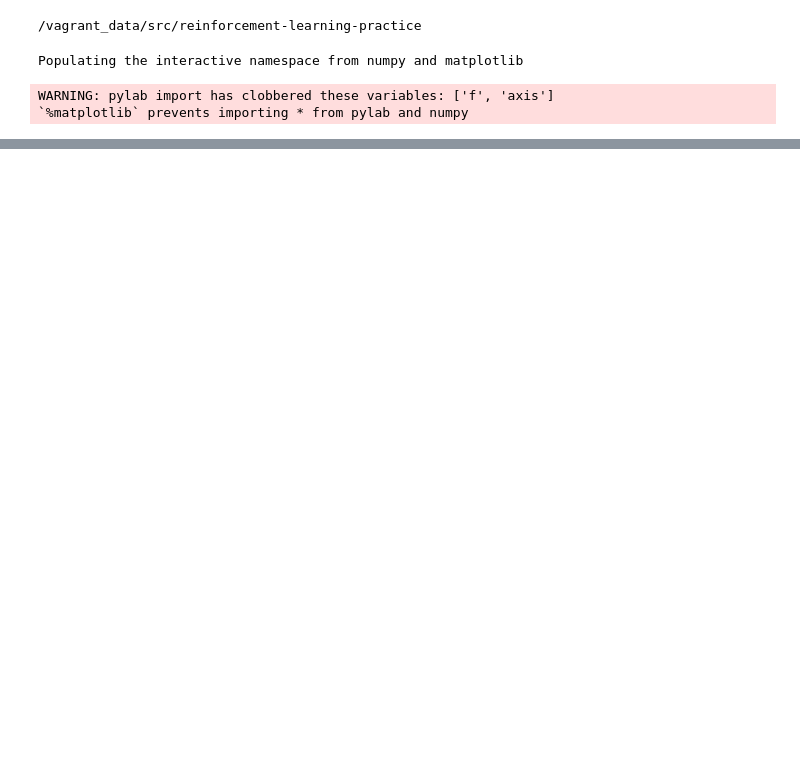
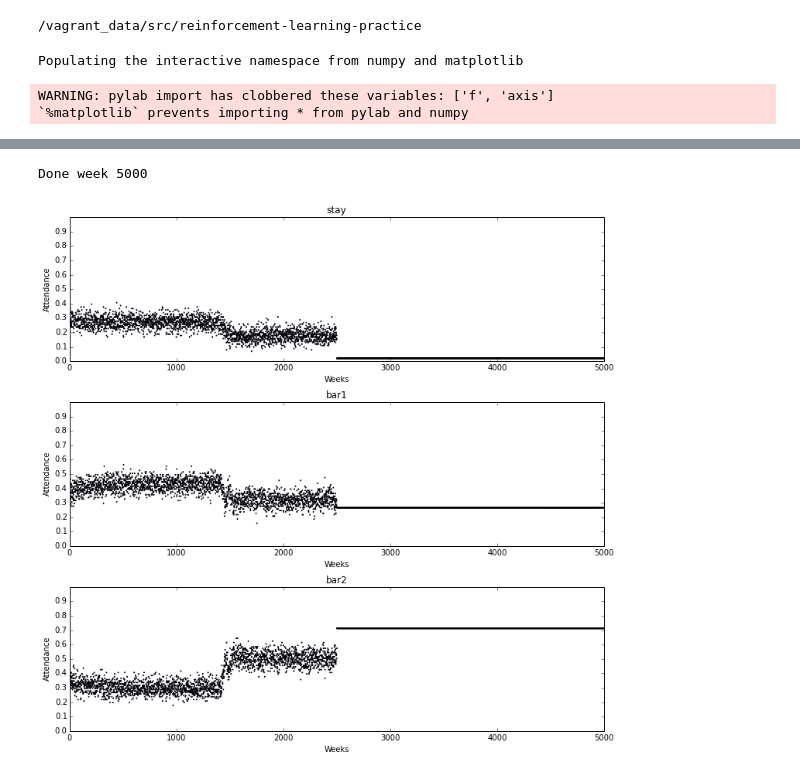
Before and after one commit to hoarf/el_farol_multibar, a Jupyter notebook: el-farol-reinforced.ipynb, the cells around one changed output, grey strips where cells are left out. Cells and saved outputs as stored; diff of their text form; code cells hidden in the pictures; blank space fills up the shorter version.

```diff
--- a/el-farol-reinforced.ipynb
+++ b/el-farol-reinforced.ipynb
@@ -156,0 +158,8 @@ plt.plot(x,c)
+# %%
+wks = 5000
+weeks = ElFarol(wks, a=101)
+x = linspace(0,wks-1,wks)
+plot(3)
+# %% [output]
+Done week 5000
+[figure, added]
```
Also changed, not shown: parts of 15 cells of this notebook.
